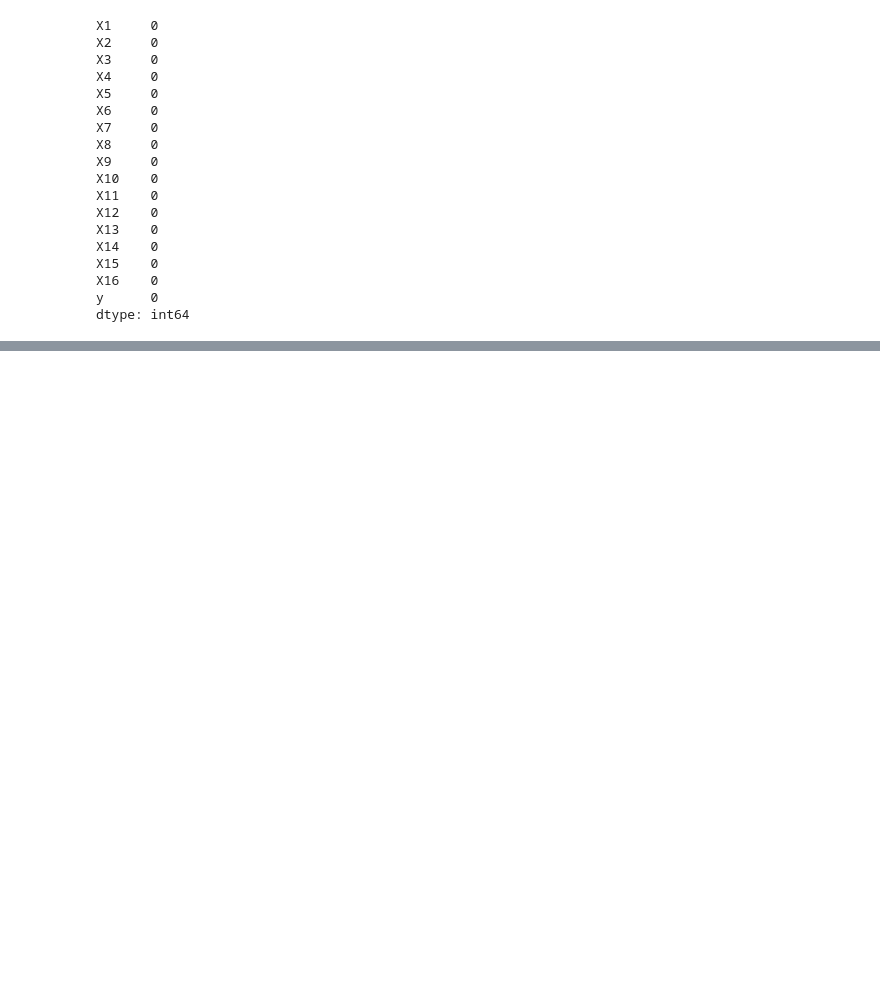
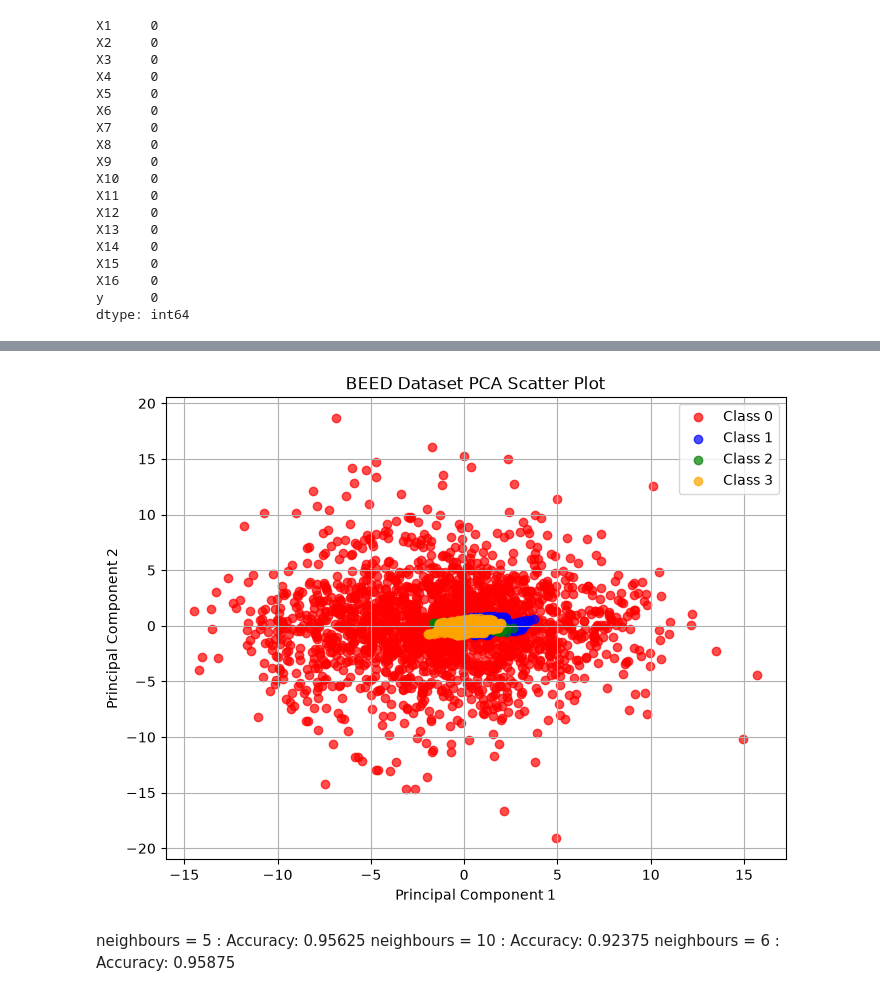
Before and after one commit to sana-k6/BEEG-Epilepsy-Dataset, a Jupyter notebook: BEED.ipynb, the cells around one changed output, grey strips where cells are left out. Cells and saved outputs as stored; diff of their text form; code cells hidden in the pictures; blank space fills up the shorter version.

```diff
--- a/BEED.ipynb
+++ b/BEED.ipynb
@@ -23,2 +43,2 @@ from imblearn.pipeline import Pipeline
 # %%
-data = pd.read_csv("/Users/sanakulkarni/BEEG-Epilepsy-Dataset/dataset/BEED_Data.csv")
+data = pd.read_csv("dataset/BEED_Data.csv")
@@ -286,0 +256,35 @@ Test accuracy: 0.96875
+# %%
+from sklearn.decomposition import PCA
+from sklearn.preprocessing import StandardScaler
+import matplotlib.pyplot as plt
+
+# Scale features
+scaler = StandardScaler()
+X_scaled = scaler.fit_transform(X)
+
+# Reduce to 2 dimensions
+pca = PCA(n_components=2)
+X_pca = pca.fit_transform(X_scaled)
+
+plt.figure(figsize=(8,6))
+
+colors = ['red', 'blue', 'green', 'orange']
+
+for i in range(4):
+    plt.scatter(
+        X_pca[y == i, 0],
+        X_pca[y == i, 1],
+        label=f'Class {i}',
+        color=colors[i],
+        alpha=0.7
+    )
+
+plt.xlabel("Principal Component 1")
+plt.ylabel("Principal Component 2")
+plt.title("BEED Dataset PCA Scatter Plot")
+plt.legend()
+plt.grid(True)
+
+plt.show()
+# %% [output]
+[figure, added]
@@ -286,0 +304,4 @@ Test accuracy: 0.96875
+# %% [markdown]
+neighbours = 5 : Accuracy: 0.95625
+neighbours = 10 : Accuracy: 0.92375
+neighbours = 6 : Accuracy: 0.95875
```
Also changed, not shown: parts of 28 cells of this notebook, 1 other file.
